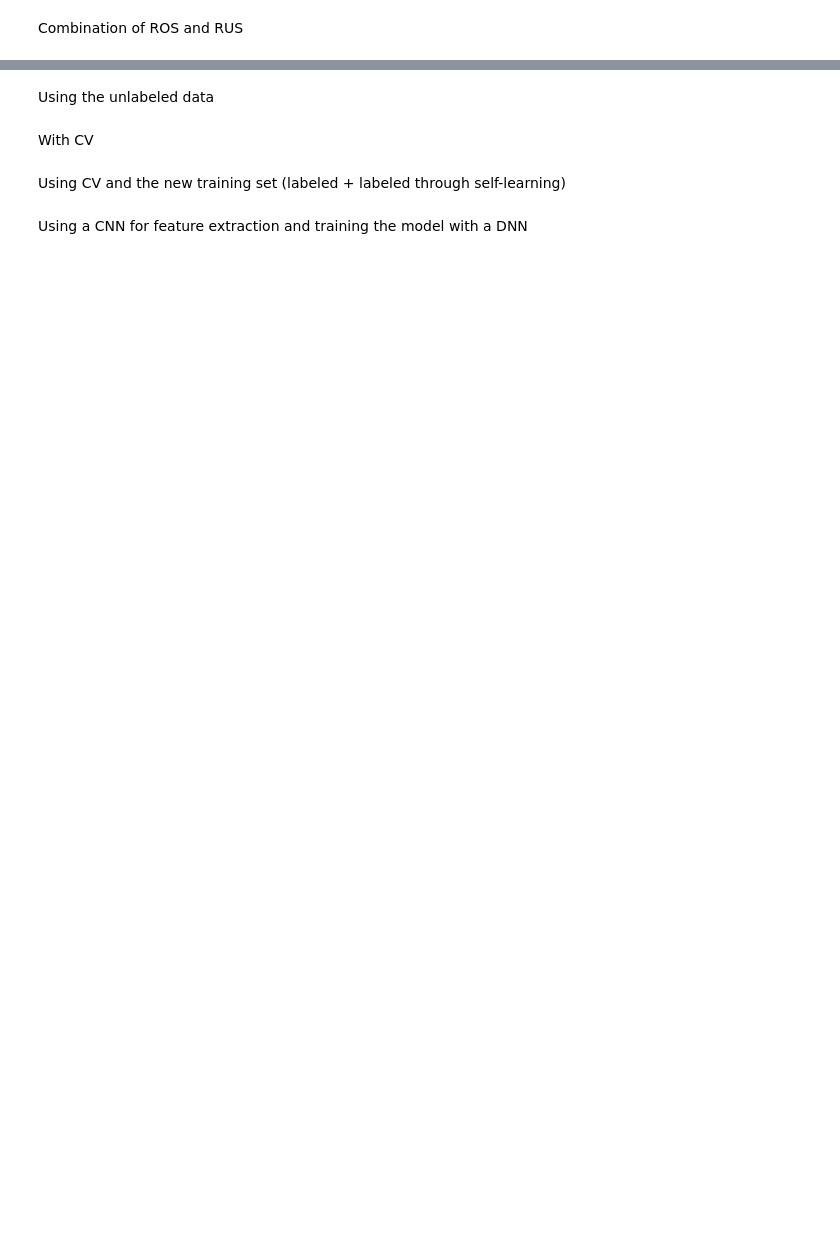
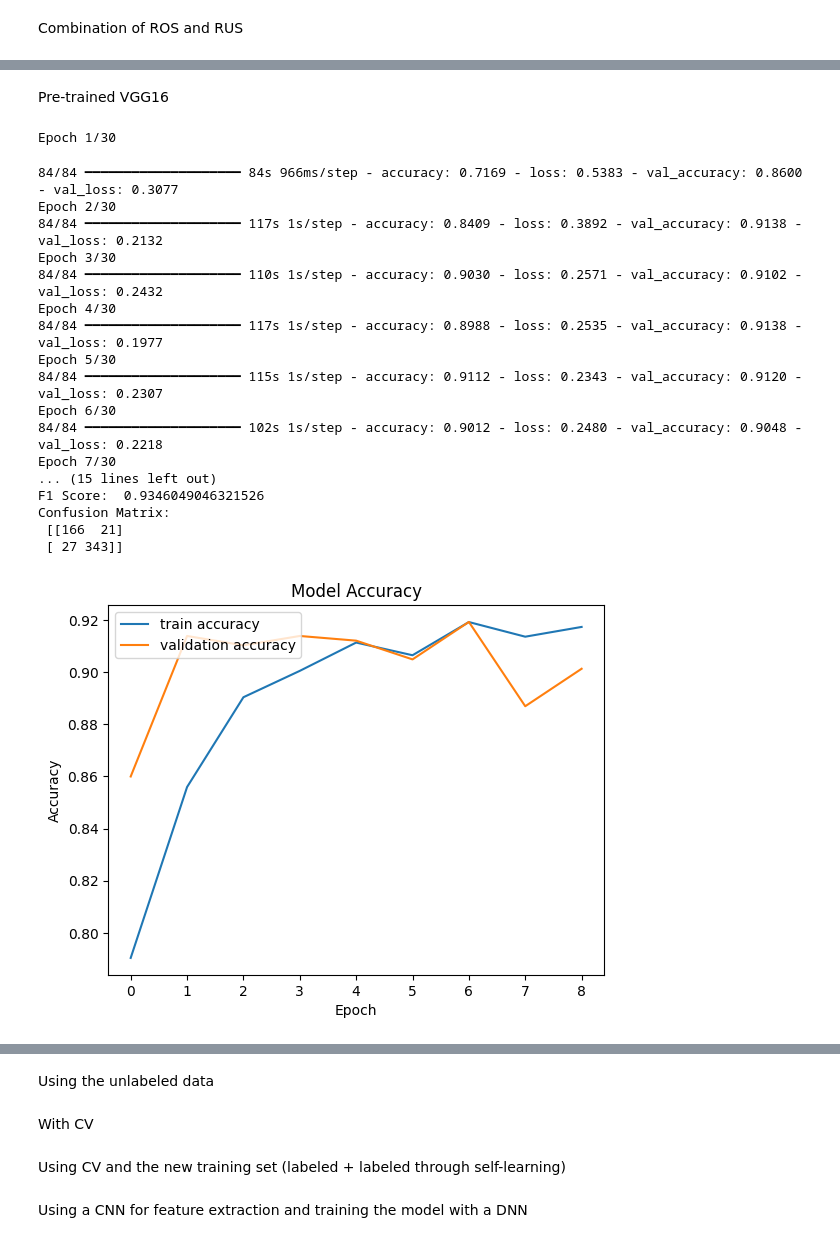
Before and after one commit to goncalomachadoribeiro/Machine-Learning-1st-Semester-2024-2025, a Jupyter notebook: Project/Problem_2_Task_1/P2_T1.ipynb, the cells around one changed output, grey strips where cells are left out. Saved outputs shown, nothing was run; the diff lists cells and outputs as text; code cells hidden in the pictures; blank space fills up the shorter version.

```diff
--- a/Project/Problem_2_Task_1/P2_T1.ipynb
+++ b/Project/Problem_2_Task_1/P2_T1.ipynb
@@ -312,0 +396,76 @@ plt.show()
+# %% [markdown]
+Pre-trained VGG16
+# %%
+base_model = VGG16(weights='imagenet', include_top=False, input_shape=(48, 48, 3))
+
+for layer in base_model.layers[:-8]:
+    layer.trainable = False
+
+x = base_model.output
+x = Flatten()(x)
+x = Dense(128, activation='relu')(x)
+x = Dropout(0.5)(x)
+x = Dense(64, activation='relu')(x)
+x = Dropout(0.5)(x)
+x = Dense(1, activation='sigmoid')(x)
+
+model = Model(inputs=base_model.input, outputs=x)
+model.compile(optimizer=Adam(learning_rate=0.0001), loss='binary_crossentropy', metrics=['accuracy'])
+
+history = model.fit(
+    datagen.flow(X_train_rgb, Y_train_both,batch_size=32),
+    validation_data=(X_val_rgb, Y_val),
+    epochs=30,
+    callbacks = [early_stopping]
+)
+
+val_preds = model.predict(X_val_rgb)
+val_preds = np.round(val_preds)
+
+# Classification report
+print(classification_report(Y_val, val_preds))
+
+# F1 Score
+f1 = f1_score(Y_val, val_preds)
+print("F1 Score: ", f1)
+
+# Confusion Matrix
+conf_matrix = confusion_matrix(Y_val, val_preds)
+print("Confusion Matrix:\n", conf_matrix)
+
+# Plotting training history
+plt.plot(history.history['accuracy'], label='train accuracy')
+plt.plot(history.history['val_accuracy'], label='validation accuracy')
+plt.title('Model Accuracy')
+plt.ylabel('Accuracy')
+plt.xlabel('Epoch')
+plt.legend(loc='upper left')
+plt.show()
+
+plt.plot(history.history['loss'], label='train loss')
+plt.plot(history.history['val_loss'], label='validation loss')
+plt.title('Model Loss')
+plt.ylabel('Loss')
+plt.xlabel('Epoch')
+plt.legend(loc='upper left')
+plt.show()
+# %% [output]
+Epoch 1/30
+84/84 ━━━━━━━━━━━━━━━━━━━━ 84s 966ms/step - accuracy: 0.7169 - loss: 0.5383 - val_accuracy: 0.8600 - val_loss: 0.3077
+Epoch 2/30
+84/84 ━━━━━━━━━━━━━━━━━━━━ 117s 1s/step - accuracy: 0.8409 - loss: 0.3892 - val_accuracy: 0.9138 - val_loss: 0.2132
+Epoch 3/30
+84/84 ━━━━━━━━━━━━━━━━━━━━ 110s 1s/step - accuracy: 0.9030 - loss: 0.2571 - val_accuracy: 0.9102 - val_loss: 0.2432
+Epoch 4/30
+84/84 ━━━━━━━━━━━━━━━━━━━━ 117s 1s/step - accuracy: 0.8988 - loss: 0.2535 - val_accuracy: 0.9138 - val_loss: 0.1977
+Epoch 5/30
+84/84 ━━━━━━━━━━━━━━━━━━━━ 115s 1s/step - accuracy: 0.9112 - loss: 0.2343 - val_accuracy: 0.9120 - val_loss: 0.2307
+Epoch 6/30
+84/84 ━━━━━━━━━━━━━━━━━━━━ 102s 1s/step - accuracy: 0.9012 - loss: 0.2480 - val_accuracy: 0.9048 - val_loss: 0.2218
+Epoch 7/30
+... (15 lines left out)
+F1 Score:  0.9346049046321526
+Confusion Matrix:
+ [[166  21]
+ [ 27 343]]
+[figure, added]
```
Also changed, not shown: parts of 12 cells of this notebook.
